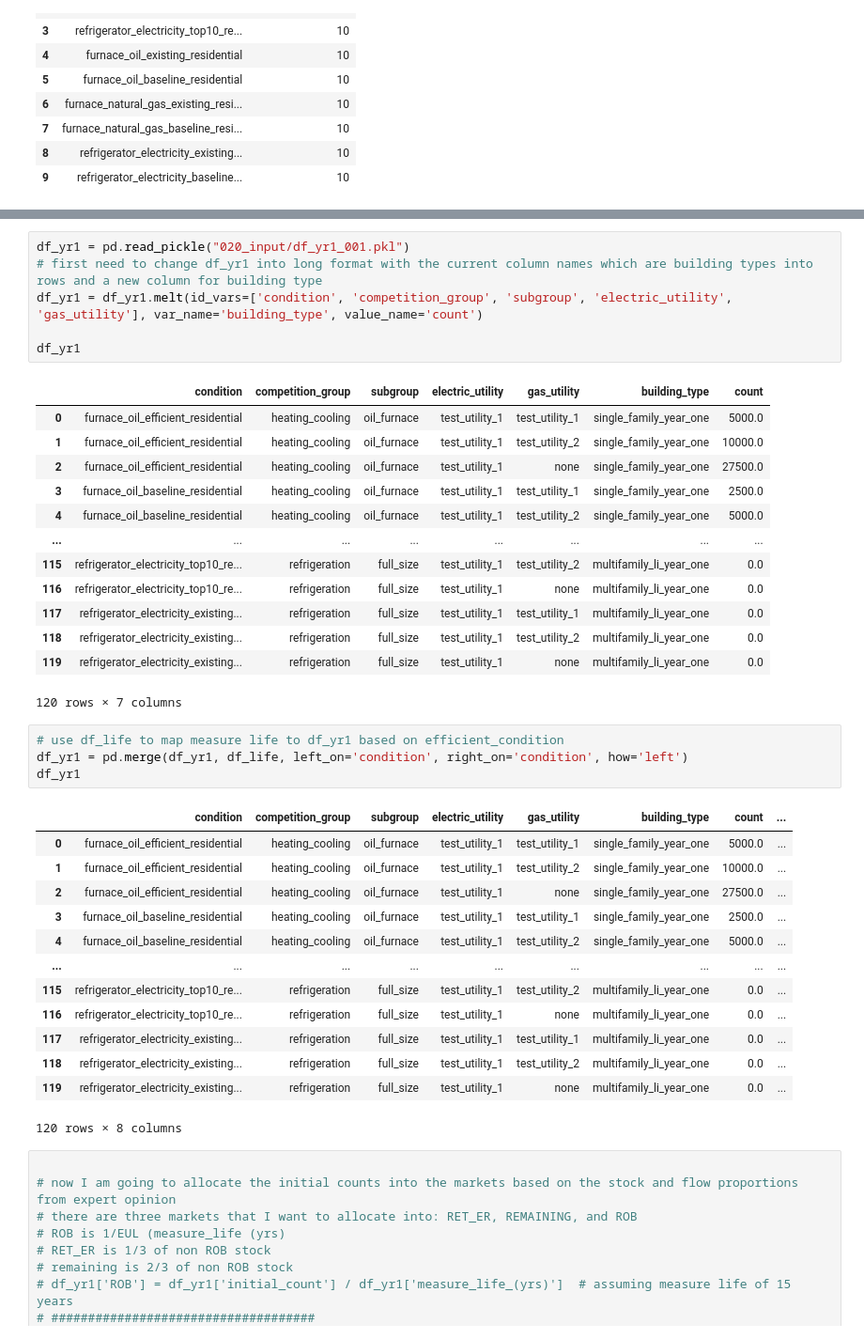
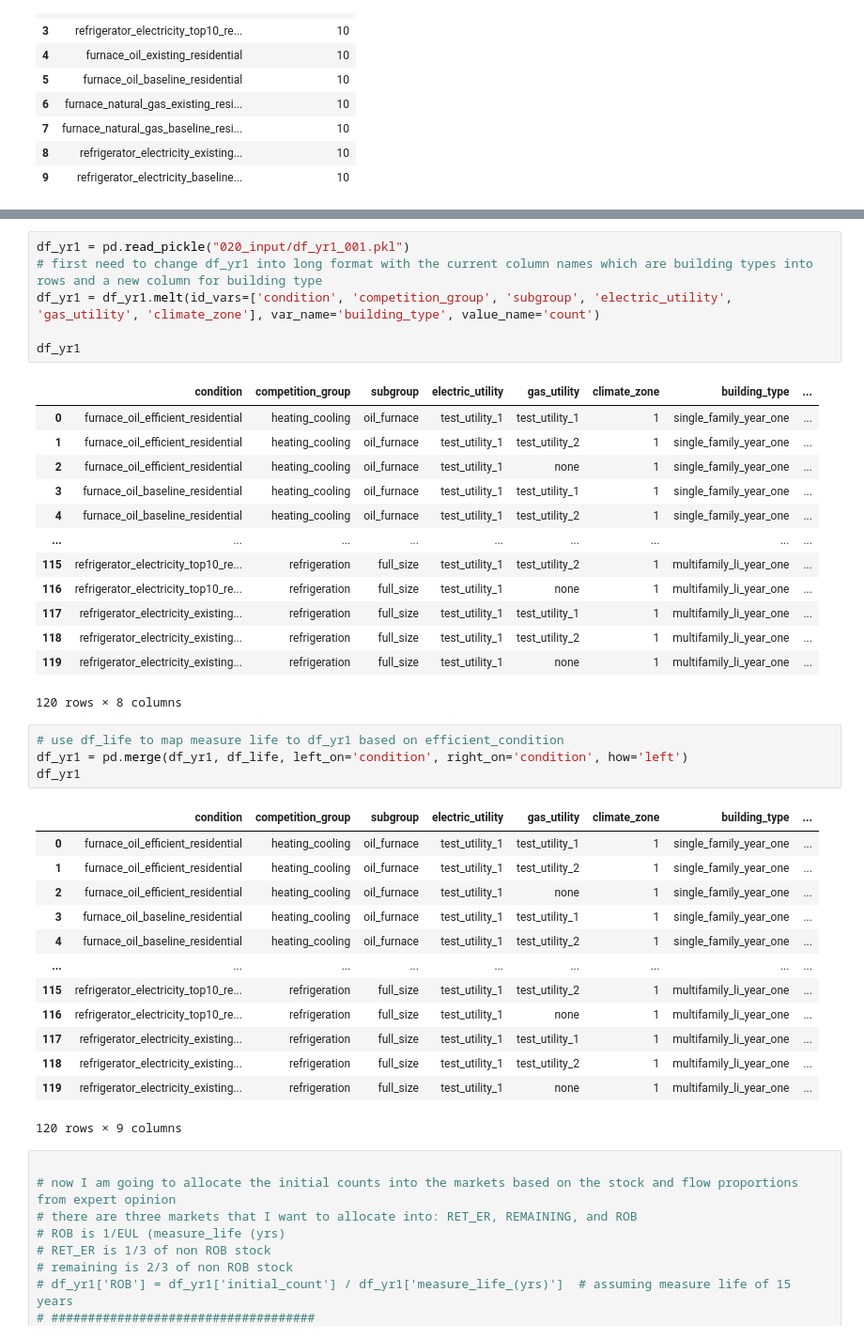
Before and after one commit to NV5-Optimal/Potential_Study_Tool_Prototype, a Jupyter notebook: 020_Yearly_Market_and_Cost_Merge.ipynb, the cells around one changed output, grey strips where cells are left out. Shown at 94% size. Drawn from its saved outputs; the diff is of its cells as text.

Commit message:
climate zones added to market template and adoption model output
now a new filter has been added to everything including the workpapers

```diff
--- a/020_Yearly_Market_and_Cost_Merge.ipynb
+++ b/020_Yearly_Market_and_Cost_Merge.ipynb
@@ -67,41 +85,41 @@ df_yr1 = pd.read_pickle("020_input/df_yr1_001.pkl")
 # %%
 df_yr1 = pd.read_pickle("020_input/df_yr1_001.pkl")
 # first need to change df_yr1 into long format with the current column names which are building types into rows and a new column for building type
-df_yr1 = df_yr1.melt(id_vars=['condition', 'competition_group', 'subgroup', 'electric_utility', 'gas_utility'], var_name='building_type', value_name='count')
+df_yr1 = df_yr1.melt(id_vars=['condition', 'competition_group', 'subgroup', 'electric_utility', 'gas_utility', 'climate_zone'], var_name='building_type', value_name='count')
 
 df_yr1
 # %% [output]
-|  | condition | competition_group | subgroup | electric_utility | gas_utility | building_type | count |
-| 0 | furnace_oil_efficient_residential | heating_cooling | oil_furnace | test_utility_1 | test_utility_1 | single_family_year_one | 5000.0 |
-| 1 | furnace_oil_efficient_residential | heating_cooling | oil_furnace | test_utility_1 | test_utility_2 | single_family_year_one | 10000.0 |
-| 2 | furnace_oil_efficient_residential | heating_cooling | oil_furnace | test_utility_1 | none | single_family_year_one | 27500.0 |
-| 3 | furnace_oil_baseline_residential | heating_cooling | oil_furnace | test_utility_1 | test_utility_1 | single_family_year_one | 2500.0 |
-| 4 | furnace_oil_baseline_residential | heating_cooling | oil_furnace | test_utility_1 | test_utility_2 | single_family_year_one | 5000.0 |
-| ... | ... | ... | ... | ... | ... | ... | ... |
-| 115 | refrigerator_electricity_top10_re... | refrigeration | full_size | test_utility_1 | test_utility_2 | multifamily_li_year_one | 0.0 |
-| 116 | refrigerator_electricity_top10_re... | refrigeration | full_size | test_utility_1 | none | multifamily_li_year_one | 0.0 |
-| 117 | refrigerator_electricity_existing... | refrigeration | full_size | test_utility_1 | test_utility_1 | multifamily_li_year_one | 0.0 |
-| 118 | refrigerator_electricity_existing... | refrigeration | full_size | test_utility_1 | test_utility_2 | multifamily_li_year_one | 0.0 |
-| 119 | refrigerator_electricity_existing... | refrigeration | full_size | test_utility_1 | none | multifamily_li_year_one | 0.0 |
+|  | condition | competition_group | subgroup | electric_utility | gas_utility | climate_zone | building_type | ... |
+| 0 | furnace_oil_efficient_residential | heating_cooling | oil_furnace | test_utility_1 | test_utility_1 | 1 | single_family_year_one | ... |
+| 1 | furnace_oil_efficient_residential | heating_cooling | oil_furnace | test_utility_1 | test_utility_2 | 1 | single_family_year_one | ... |
+| 2 | furnace_oil_efficient_residential | heating_cooling | oil_furnace | test_utility_1 | none | 1 | single_family_year_one | ... |
+| 3 | furnace_oil_baseline_residential | heating_cooling | oil_furnace | test_utility_1 | test_utility_1 | 1 | single_family_year_one | ... |
+| 4 | furnace_oil_baseline_residential | heating_cooling | oil_furnace | test_utility_1 | test_utility_2 | 1 | single_family_year_one | ... |
+| ... | ... | ... | ... | ... | ... | ... | ... | ... |
+| 115 | refrigerator_electricity_top10_re... | refrigeration | full_size | test_utility_1 | test_utility_2 | 1 | multifamily_li_year_one | ... |
+| 116 | refrigerator_electricity_top10_re... | refrigeration | full_size | test_utility_1 | none | 1 | multifamily_li_year_one | ... |
+| 117 | refrigerator_electricity_existing... | refrigeration | full_size | test_utility_1 | test_utility_1 | 1 | multifamily_li_year_one | ... |
+| 118 | refrigerator_electricity_existing... | refrigeration | full_size | test_utility_1 | test_utility_2 | 1 | multifamily_li_year_one | ... |
+| 119 | refrigerator_electricity_existing... | refrigeration | full_size | test_utility_1 | none | 1 | multifamily_li_year_one | ... |
-120 rows × 7 columns
+120 rows × 8 columns
 # %%
 # use df_life to map measure life to df_yr1 based on efficient_condition
 df_yr1 = pd.merge(df_yr1, df_life, left_on='condition', right_on='condition', how='left')
 df_yr1
 # %% [output]
-|  | condition | competition_group | subgroup | electric_utility | gas_utility | building_type | count | ... |
-| 0 | furnace_oil_efficient_residential | heating_cooling | oil_furnace | test_utility_1 | test_utility_1 | single_family_year_one | 5000.0 | ... |
-| 1 | furnace_oil_efficient_residential | heating_cooling | oil_furnace | test_utility_1 | test_utility_2 | single_family_year_one | 10000.0 | ... |
-| 2 | furnace_oil_efficient_residential | heating_cooling | oil_furnace | test_utility_1 | none | single_family_year_one | 27500.0 | ... |
-| 3 | furnace_oil_baseline_residential | heating_cooling | oil_furnace | test_utility_1 | test_utility_1 | single_family_year_one | 2500.0 | ... |
-| 4 | furnace_oil_baseline_residential | heating_cooling | oil_furnace | test_utility_1 | test_utility_2 | single_family_year_one | 5000.0 | ... |
+|  | condition | competition_group | subgroup | electric_utility | gas_utility | climate_zone | building_type | ... |
+| 0 | furnace_oil_efficient_residential | heating_cooling | oil_furnace | test_utility_1 | test_utility_1 | 1 | single_family_year_one | ... |
+| 1 | furnace_oil_efficient_residential | heating_cooling | oil_furnace | test_utility_1 | test_utility_2 | 1 | single_family_year_one | ... |
+| 2 | furnace_oil_efficient_residential | heating_cooling | oil_furnace | test_utility_1 | none | 1 | single_family_year_one | ... |
+| 3 | furnace_oil_baseline_residential | heating_cooling | oil_furnace | test_utility_1 | test_utility_1 | 1 | single_family_year_one | ... |
+| 4 | furnace_oil_baseline_residential | heating_cooling | oil_furnace | test_utility_1 | test_utility_2 | 1 | single_family_year_one | ... |
 | ... | ... | ... | ... | ... | ... | ... | ... | ... |
-| 115 | refrigerator_electricity_top10_re... | refrigeration | full_size | test_utility_1 | test_utility_2 | multifamily_li_year_one | 0.0 | ... |
-| 116 | refrigerator_electricity_top10_re... | refrigeration | full_size | test_utility_1 | none | multifamily_li_year_one | 0.0 | ... |
-| 117 | refrigerator_electricity_existing... | refrigeration | full_size | test_utility_1 | test_utility_1 | multifamily_li_year_one | 0.0 | ... |
-| 118 | refrigerator_electricity_existing... | refrigeration | full_size | test_utility_1 | test_utility_2 | multifamily_li_year_one | 0.0 | ... |
-| 119 | refrigerator_electricity_existing... | refrigeration | full_size | test_utility_1 | none | multifamily_li_year_one | 0.0 | ... |
+| 115 | refrigerator_electricity_top10_re... | refrigeration | full_size | test_utility_1 | test_utility_2 | 1 | multifamily_li_year_one | ... |
+| 116 | refrigerator_electricity_top10_re... | refrigeration | full_size | test_utility_1 | none | 1 | multifamily_li_year_one | ... |
+| 117 | refrigerator_electricity_existing... | refrigeration | full_size | test_utility_1 | test_utility_1 | 1 | multifamily_li_year_one | ... |
+| 118 | refrigerator_electricity_existing... | refrigeration | full_size | test_utility_1 | test_utility_2 | 1 | multifamily_li_year_one | ... |
+| 119 | refrigerator_electricity_existing... | refrigeration | full_size | test_utility_1 | none | 1 | multifamily_li_year_one | ... |
-120 rows × 8 columns
+120 rows × 9 columns
 # %%
 
 # now I am going to allocate the initial counts into the markets based on the stock and flow proportions from expert opinion
```
Also changed, not shown: parts of 3 cells of this notebook, 31 other files.
